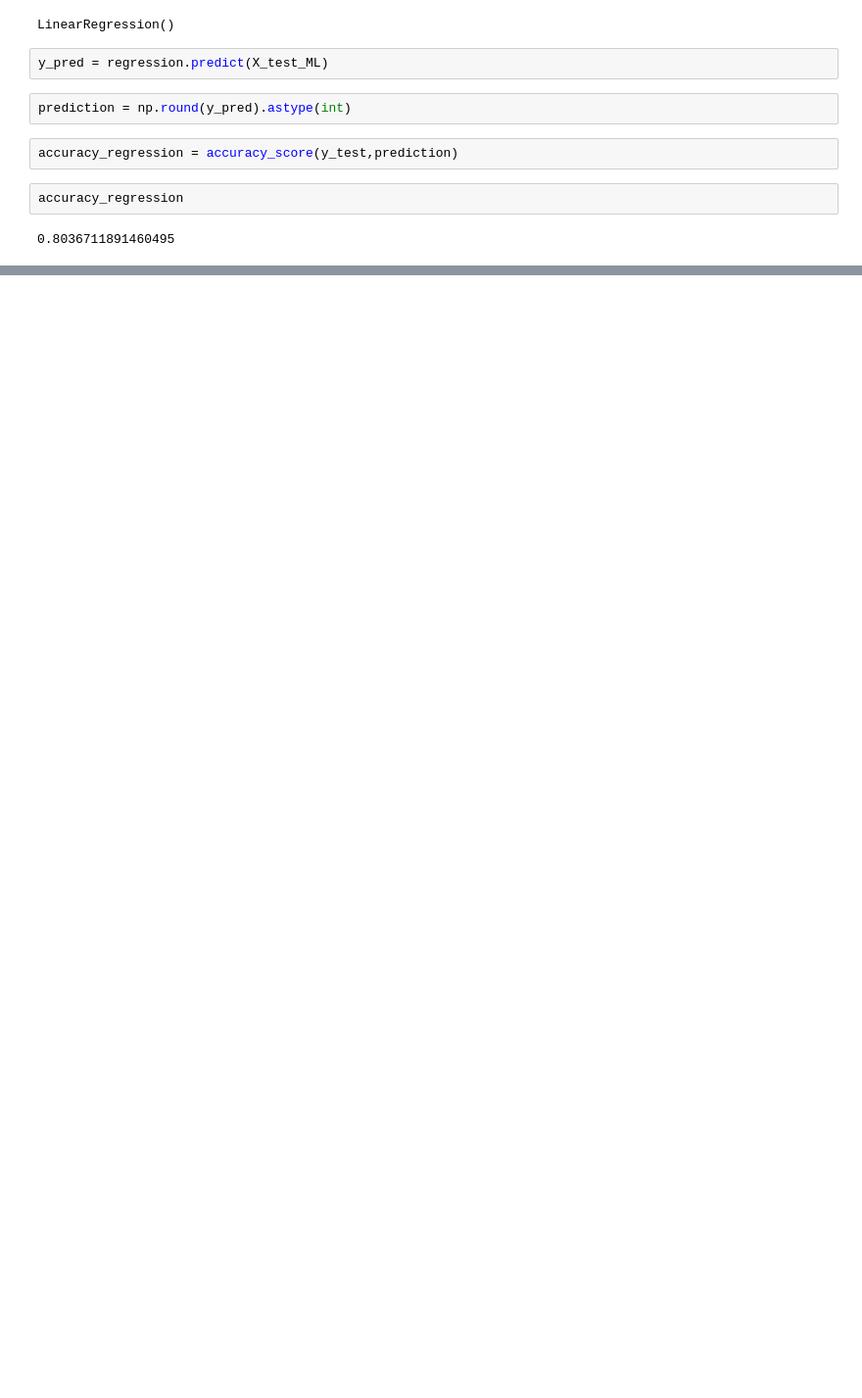
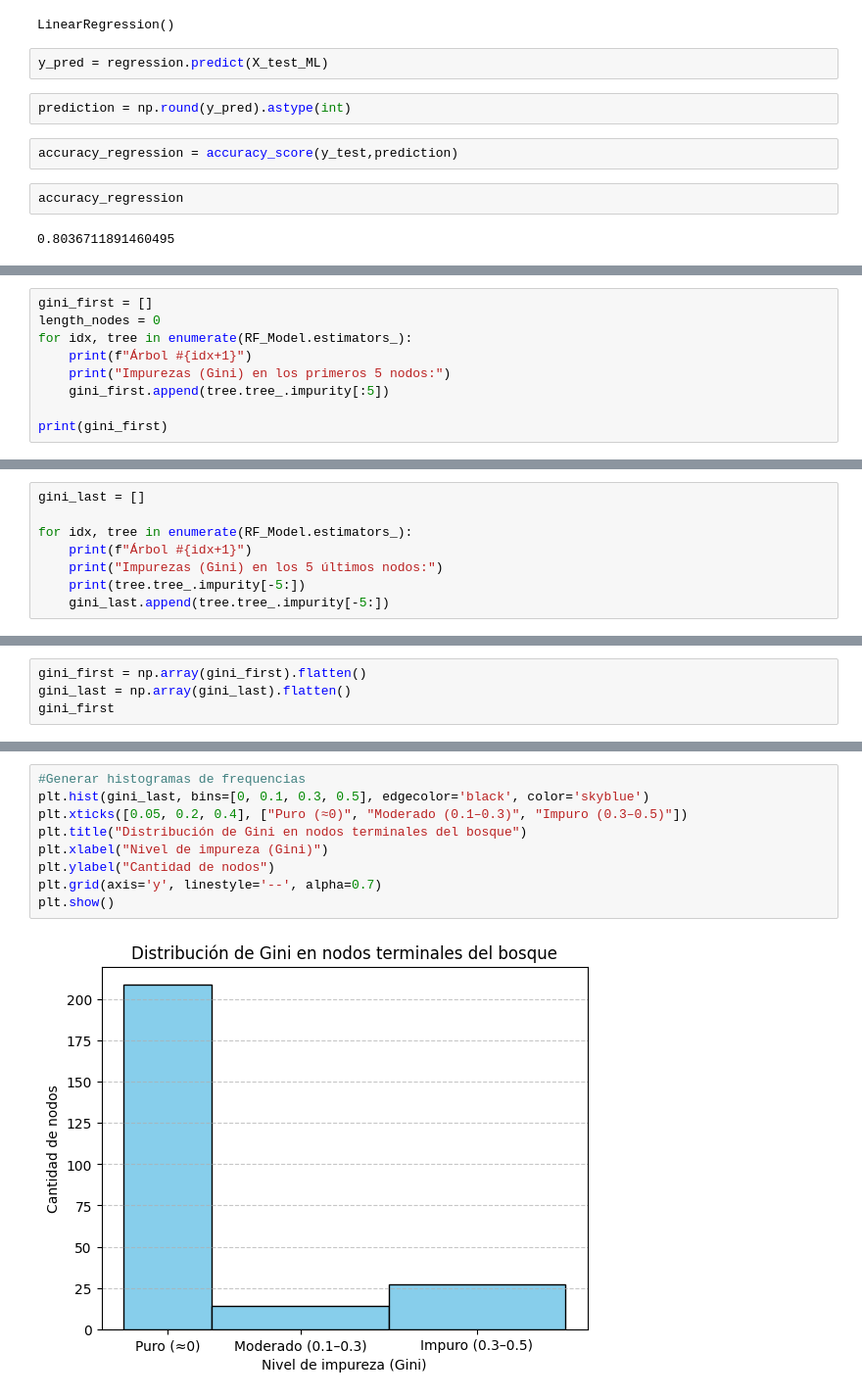
Before and after one commit to A-Cronnex/MRI-Project-Kaggle, a Jupyter notebook: training.ipynb, the cells around one changed output, grey strips where cells are left out. Shown: that part at 98% size. Cells and saved outputs as stored; diff of their text form; blank space fills up the shorter version.

Commit message:
added gini visualization

```diff
--- a/training.ipynb
+++ b/training.ipynb
@@ -147,0 +150,9 @@ accuracy_regression
+# %%
+gini_first = []
+length_nodes = 0
+for idx, tree in enumerate(RF_Model.estimators_):
+    print(f"Árbol #{idx+1}")
+    print("Impurezas (Gini) en los primeros 5 nodos:")
+    gini_first.append(tree.tree_.impurity[:5])
+
+print(gini_first)
@@ -147,0 +177,8 @@ accuracy_regression
+# %%
+gini_last = []
+
+for idx, tree in enumerate(RF_Model.estimators_):
+    print(f"Árbol #{idx+1}")
+    print("Impurezas (Gini) en los 5 últimos nodos:")
+    print(tree.tree_.impurity[-5:])
+    gini_last.append(tree.tree_.impurity[-5:])
@@ -147,0 +203,4 @@ accuracy_regression
+# %%
+gini_first = np.array(gini_first).flatten()
+gini_last = np.array(gini_last).flatten()
+gini_first
@@ -147,0 +225,11 @@ accuracy_regression
+# %%
+#Generar histogramas de frequencias
+plt.hist(gini_last, bins=[0, 0.1, 0.3, 0.5], edgecolor='black', color='skyblue')
+plt.xticks([0.05, 0.2, 0.4], ["Puro (≈0)", "Moderado (0.1–0.3)", "Impuro (0.3–0.5)"])
+plt.title("Distribución de Gini en nodos terminales del bosque")
+plt.xlabel("Nivel de impureza (Gini)")
+plt.ylabel("Cantidad de nodos")
+plt.grid(axis='y', linestyle='--', alpha=0.7)
+plt.show()
+# %% [output]
+[figure, added]
```
Also changed, not shown: parts of 5 cells of this notebook.
